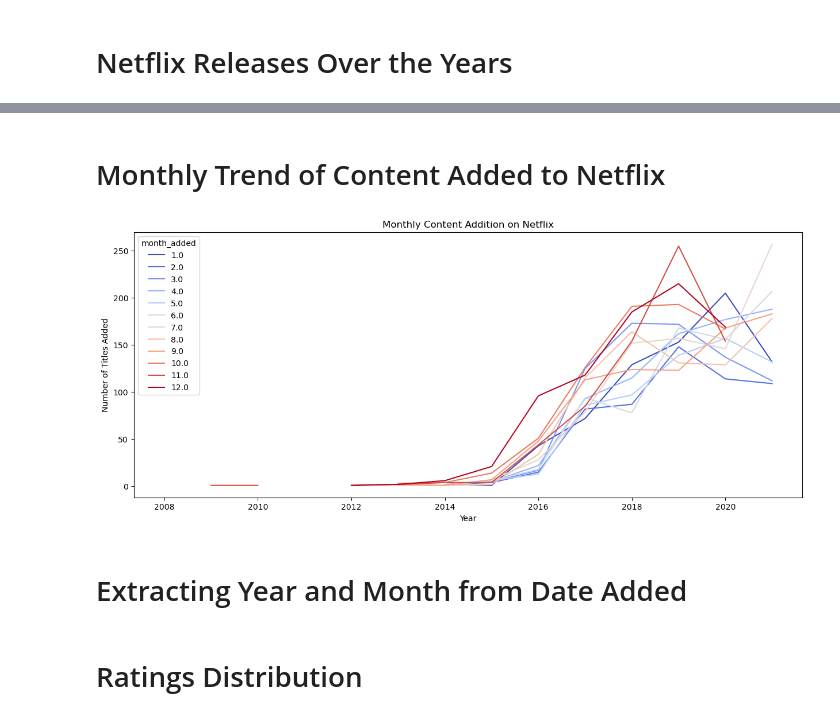
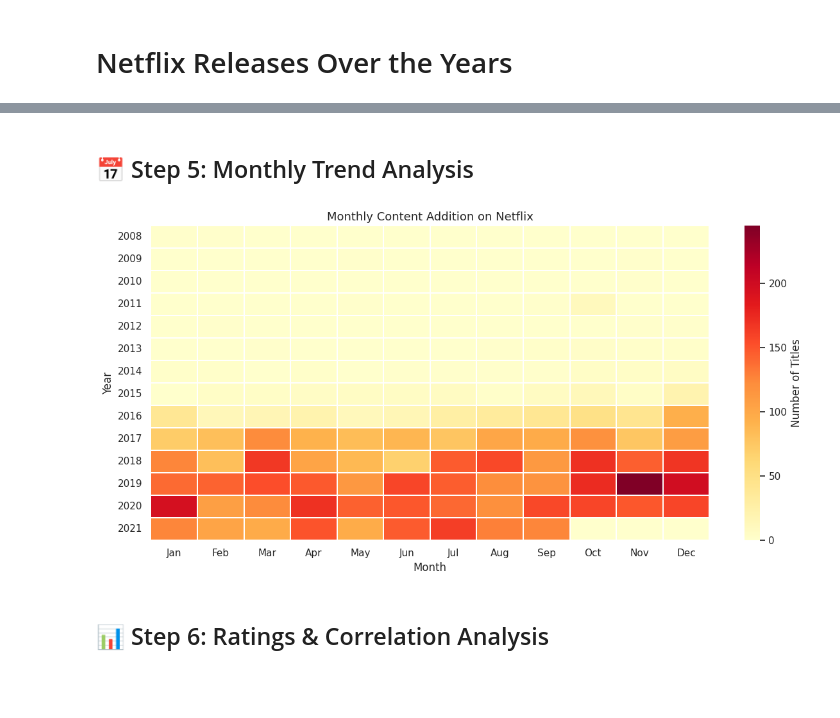
Before and after one commit to SHWETHA01KM/Netflix-eda-streamlit-dashboard, a Jupyter notebook: Netflix_EDA.ipynb, the cells around one changed output, grey strips where cells are left out. Drawn from its saved outputs; the diff is of its cells as text; code cells hidden in the pictures; blank space fills up the shorter version.

```diff
--- a/Netflix_EDA.ipynb
+++ b/Netflix_EDA.ipynb
@@ -196,17 +163,24 @@ plt.show()
 # %% [markdown]
-# Monthly Trend of Content Added to Netflix
+## 📅 Step 5: Monthly Trend Analysis
 # %%
-df['date_added'] = pd.to_datetime(df['date_added'])
-df['year_added'] = df['date_added'].dt.year
-df['month_added'] = df['date_added'].dt.month
+plt.figure(figsize=(12,6))
 
-monthly_data = df.groupby(['year_added', 'month_added']).size().unstack()
-monthly_data.plot(figsize=(15,6), cmap='coolwarm')
-plt.title("Monthly Content Addition on Netflix")
-plt.xlabel("Year")
-plt.ylabel("Number of Titles Added")
+sns.heatmap(
+    monthly_data,
+    cmap='YlOrRd',
+    linewidths=0.3,
+    linecolor='white',
+    cbar_kws={'label': 'Number of Titles'}
+)
+
+plt.title("Monthly Content Addition on Netflix", fontsize=13)
+plt.xlabel("Month")
+plt.ylabel("Year")
+
+plt.xticks(rotation=0)
+plt.yticks(rotation=0)
+
+plt.tight_layout()
 plt.show()
 # %% [output]
-[figure, old version]
+[figure, new version]
-# %% [markdown]
-# Extracting Year and Month from Date Added
@@ -221,4 +187,4 @@ df['month_added'] = df['date_added'].dt.month
 # %% [markdown]
-# Ratings Distribution
+## 📊 Step 6: Ratings & Correlation Analysis
 # %%
 df['rating'].value_counts().plot(kind='bar')
```
Also changed, not shown: parts of 28 cells of this notebook.
